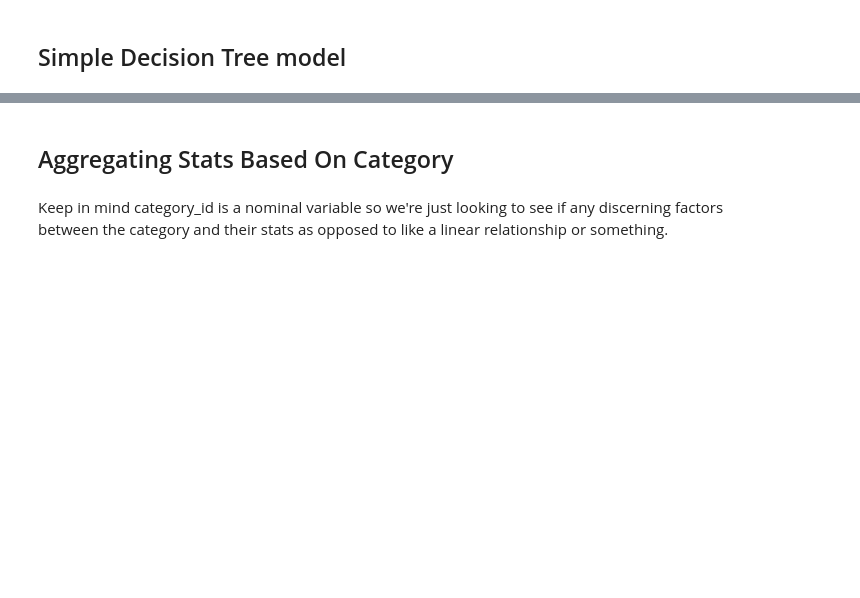
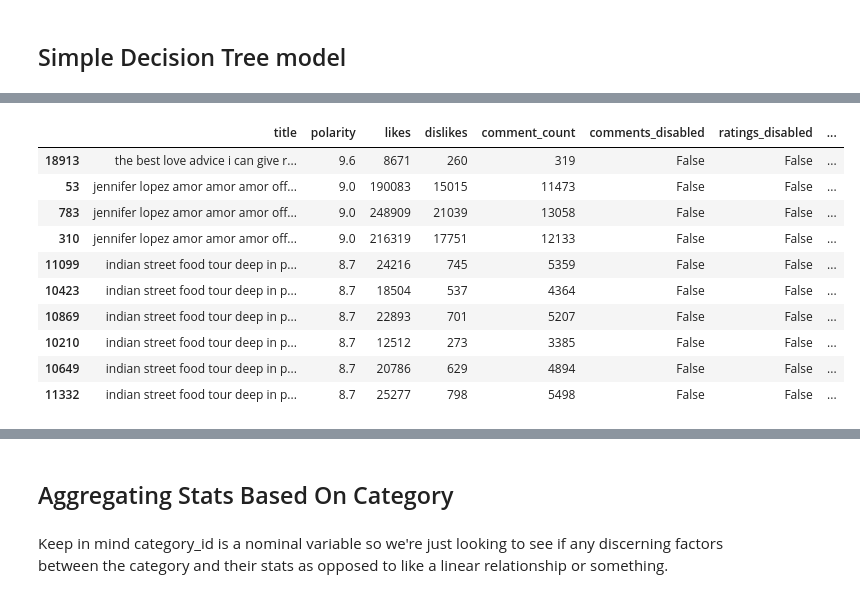
Before and after one commit to annyoo96/YoutubeTrendingClassifier, a Jupyter notebook: Tree_Joy.ipynb, the cells around one changed output, grey strips where cells are left out. Cells and saved outputs as stored; diff of their text form; code cells hidden in the pictures; blank space fills up the shorter version.

```diff
--- a/Tree_Joy.ipynb
+++ b/Tree_Joy.ipynb
@@ -59,0 +217,15 @@ metrics.accuracy_score(y_test, y_pred)
+# %%
+# sort the highest polarity videos
+positive.sort_values('polarity', ascending=False).head(10)
+# %% [output]
+|  | title | polarity | likes | dislikes | comment_count | comments_disabled | ratings_disabled | ... |
+| 18913 | the best love advice i can give r... | 9.6 | 8671 | 260 | 319 | False | False | ... |
+| 53 | jennifer lopez amor amor amor off... | 9.0 | 190083 | 15015 | 11473 | False | False | ... |
+| 783 | jennifer lopez amor amor amor off... | 9.0 | 248909 | 21039 | 13058 | False | False | ... |
+| 310 | jennifer lopez amor amor amor off... | 9.0 | 216319 | 17751 | 12133 | False | False | ... |
+| 11099 | indian street food tour deep in p... | 8.7 | 24216 | 745 | 5359 | False | False | ... |
+| 10423 | indian street food tour deep in p... | 8.7 | 18504 | 537 | 4364 | False | False | ... |
+| 10869 | indian street food tour deep in p... | 8.7 | 22893 | 701 | 5207 | False | False | ... |
+| 10210 | indian street food tour deep in p... | 8.7 | 12512 | 273 | 3385 | False | False | ... |
+| 10649 | indian street food tour deep in p... | 8.7 | 20786 | 629 | 4894 | False | False | ... |
+| 11332 | indian street food tour deep in p... | 8.7 | 25277 | 798 | 5498 | False | False | ... |
```
Also changed, not shown: parts of 29 cells of this notebook, 1 other file.
